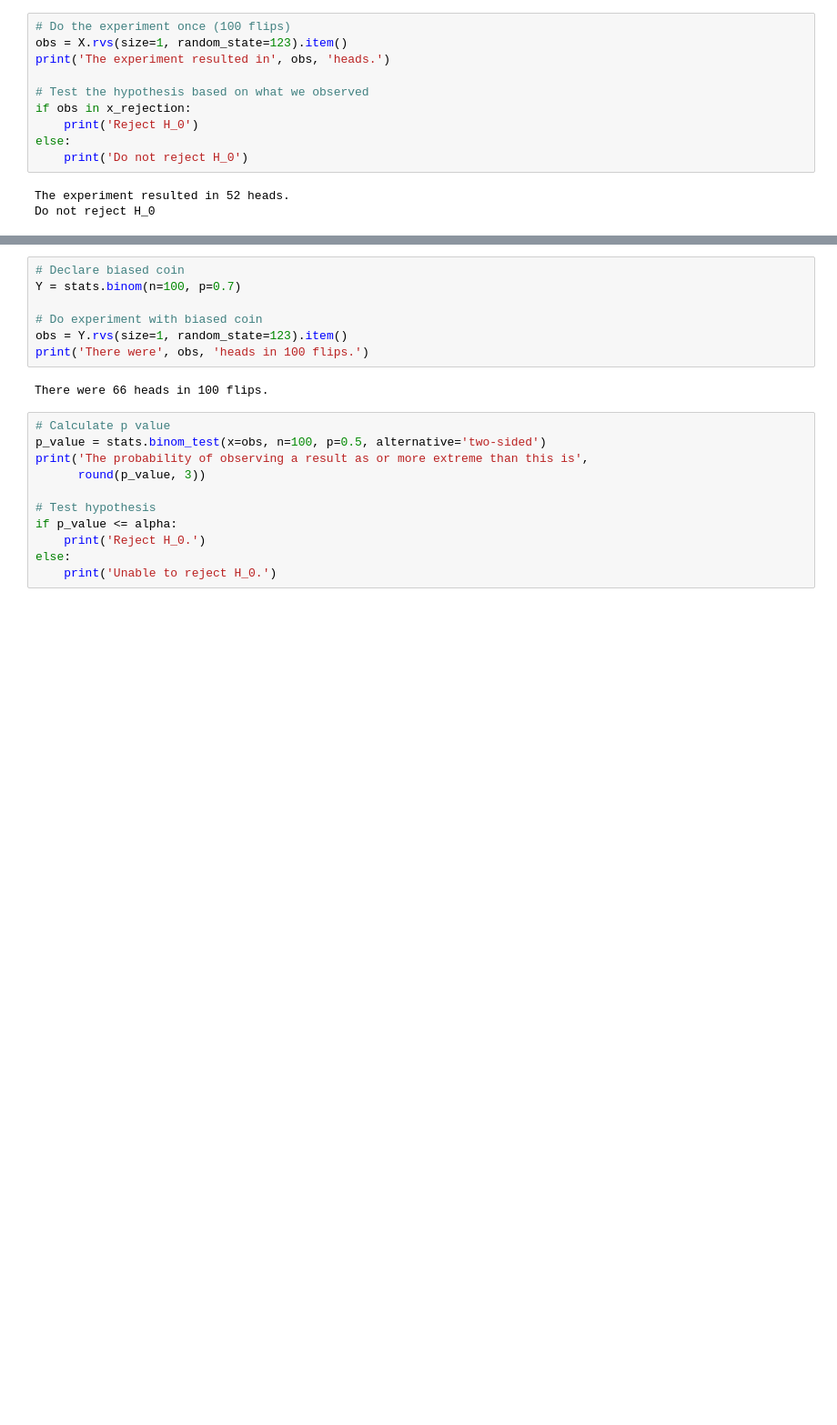
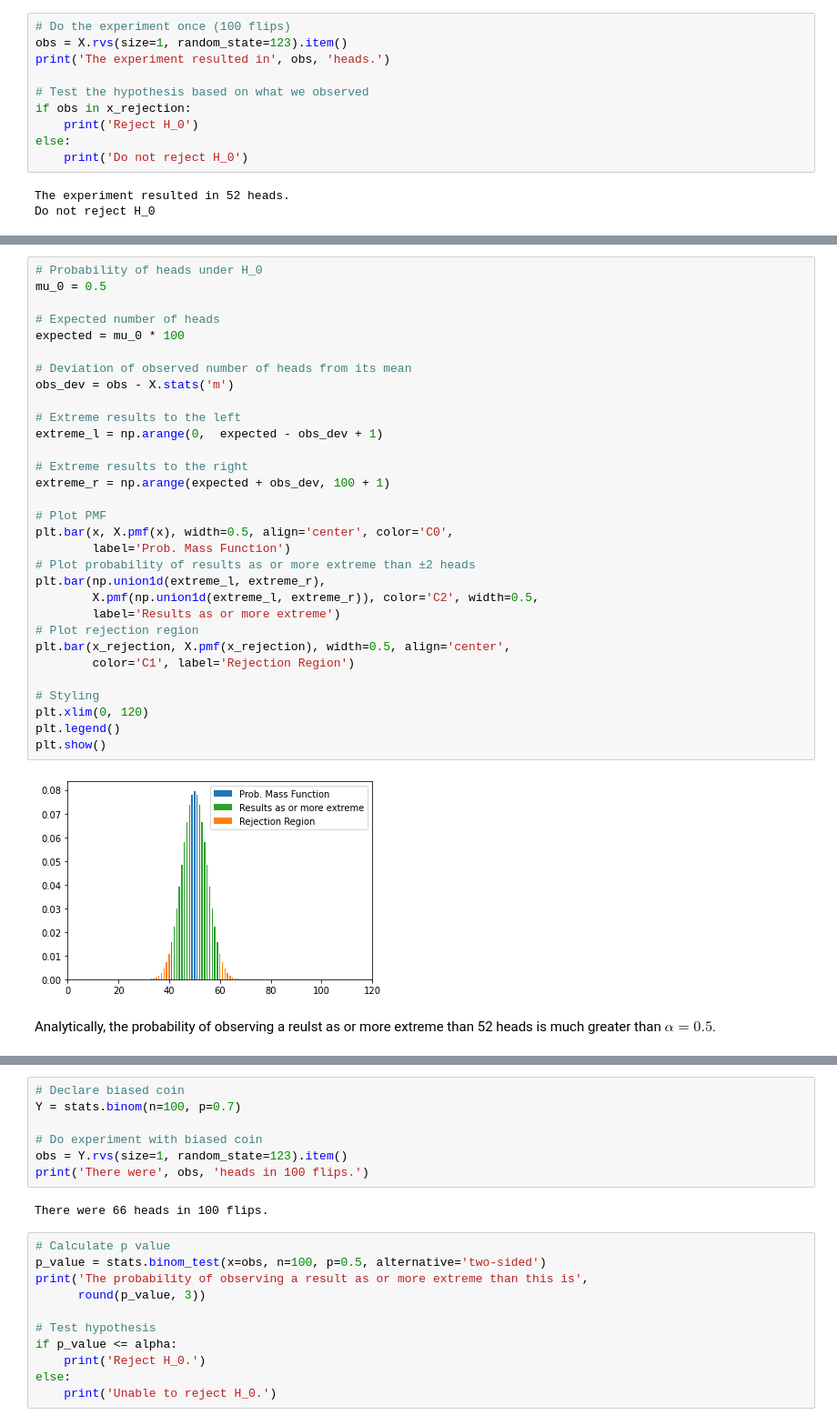
Before and after one commit to ArturoSbr/statistics-in-python, a Jupyter notebook: 4_Hypothesis_testing.ipynb, the cells around one changed output, grey strips where cells are left out. Shown at 91% size. Cells and saved outputs as stored; diff of their text form; blank space fills up the shorter version.

```diff
--- a/4_Hypothesis_testing.ipynb
+++ b/4_Hypothesis_testing.ipynb
@@ -94 +106,36 @@ A *p value* is the probability of obtaining a result as extreme or more extreme
+# %%
+# Probability of heads under H_0
+mu_0 = 0.5
+
+# Expected number of heads
+expected = mu_0 * 100
+
+# Deviation of observed number of heads from its mean
+obs_dev = obs - X.stats('m')
+
+# Extreme results to the left
+extreme_l = np.arange(0,  expected - obs_dev + 1)
+
+# Extreme results to the right
+extreme_r = np.arange(expected + obs_dev, 100 + 1)
+
+# Plot PMF
+plt.bar(x, X.pmf(x), width=0.5, align='center', color='C0',
+        label='Prob. Mass Function')
+# Plot probability of results as or more extreme than ±2 heads
+plt.bar(np.union1d(extreme_l, extreme_r),
+        X.pmf(np.union1d(extreme_l, extreme_r)), color='C2', width=0.5,
+        label='Results as or more extreme')
+# Plot rejection region
+plt.bar(x_rejection, X.pmf(x_rejection), width=0.5, align='center',
+        color='C1', label='Rejection Region')
+
+# Styling
+plt.xlim(0, 120)
+plt.legend()
+plt.show()
+# %% [output]
+[figure, added]
+# %% [markdown]
+Analytically, the probability of observing a reulst as or more extreme than 52 heads is much greater than $\alpha = 0.5$.
 # %%
```
Also changed, not shown: parts of 11 cells of this notebook.
